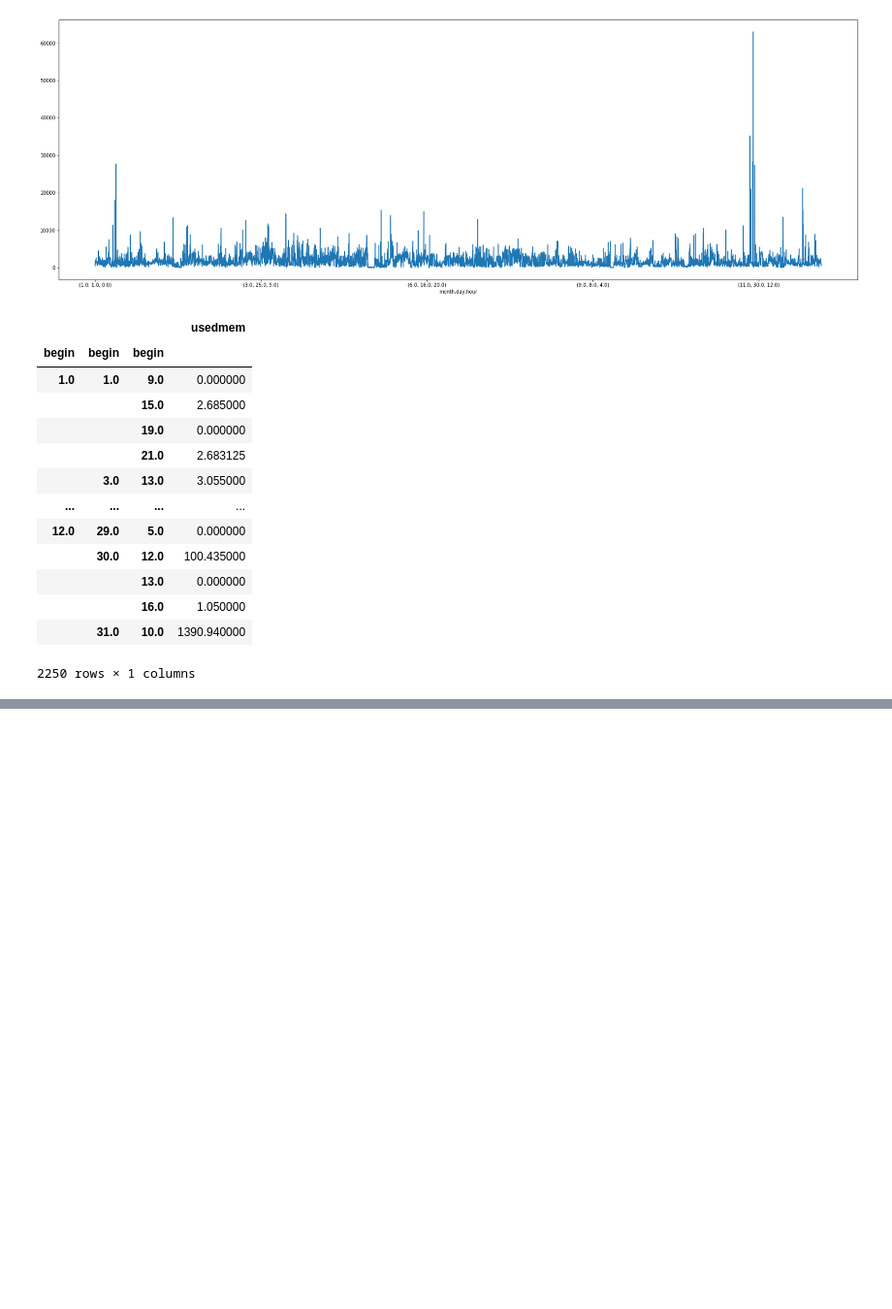
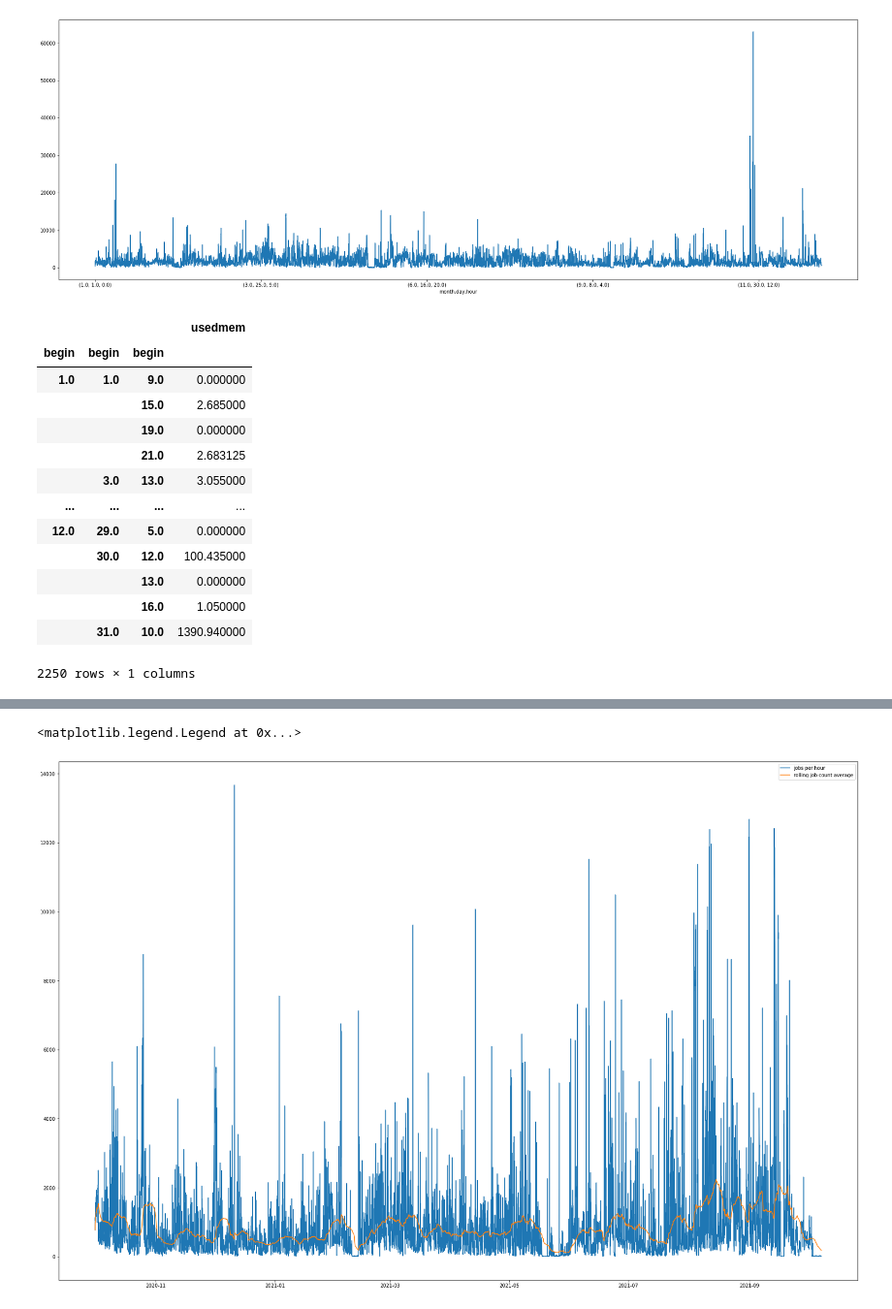
Before and after one commit to nss-data-science-cohort-5/accre-black-licorice, a Jupyter notebook: Accre-project-Jacob.ipynb, the cells around one changed output, grey strips where cells are left out. Shown at 97% size. Cells and saved outputs as stored; diff of their text form; code cells hidden in the pictures; blank space fills up the shorter version.

Commit message:
still cleaning data

```diff
--- a/Accre-project-Jacob.ipynb
+++ b/Accre-project-Jacob.ipynb
@@ -211,0 +210,4 @@ ax.legend(['count','average'])
+# %%
+fullsample_df['begin_hour'] = fullsample_df['begin'].dt.floor('H')
+fullsample_df['end_hour'] = fullsample_df['end'].dt.floor('H')
+fullsample_df.head(1500)
@@ -211,0 +228,5 @@ ax.legend(['count','average'])
+# %%
+jobs_count_per_hour2 = fullsample_df.groupby('begin_hour')[['jobid','reqmem','usedmem']].count()
+# %%
+jobs_count_per_hour2 = pd.DataFrame(jobs_count_per_hour2)
+jobs_count_per_hour2[jobs_count_per_hour2['jobid'] == 0]
@@ -211,0 +236,5 @@ ax.legend(['count','average'])
+# %%
+#QUESTIONABLE
+rolling_avg = jobs_count_per_hour2.rolling('7d',on = jobs_count_per_hour2.index)['jobid'].mean()
+rolling_avg = pd.DataFrame(rolling_avg)
+rolling_avg
@@ -211,0 +256,8 @@ ax.legend(['count','average'])
+# %%
+plt.subplots(figsize = (30,20))
+plt.plot(jobs_count_per_hour2.index, jobs_count_per_hour2['jobid'])
+plt.plot(rolling_avg.index,rolling_avg['jobid'])
+plt.legend(['jobs per hour', 'rolling job count average'])
+# %% [output]
+<matplotlib.legend.Legend at 0x...>
+[figure, added]
```
Also changed, not shown: parts of 51 cells of this notebook.
